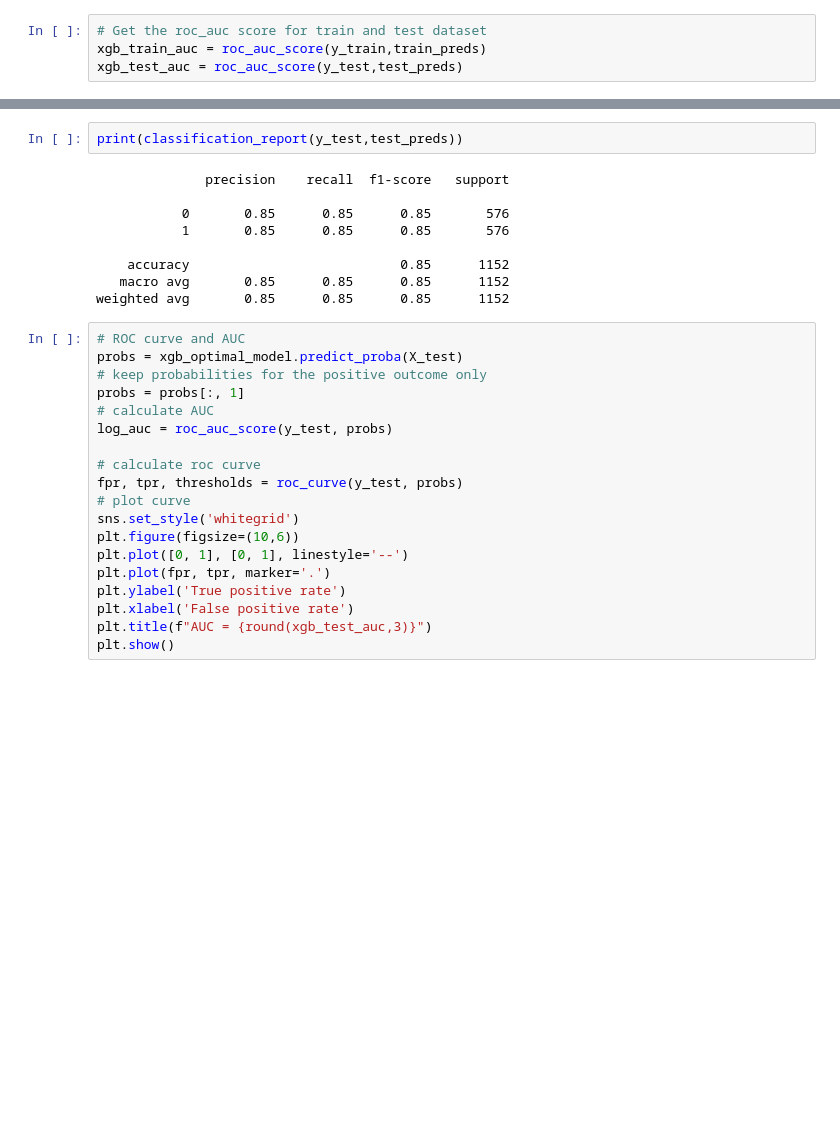
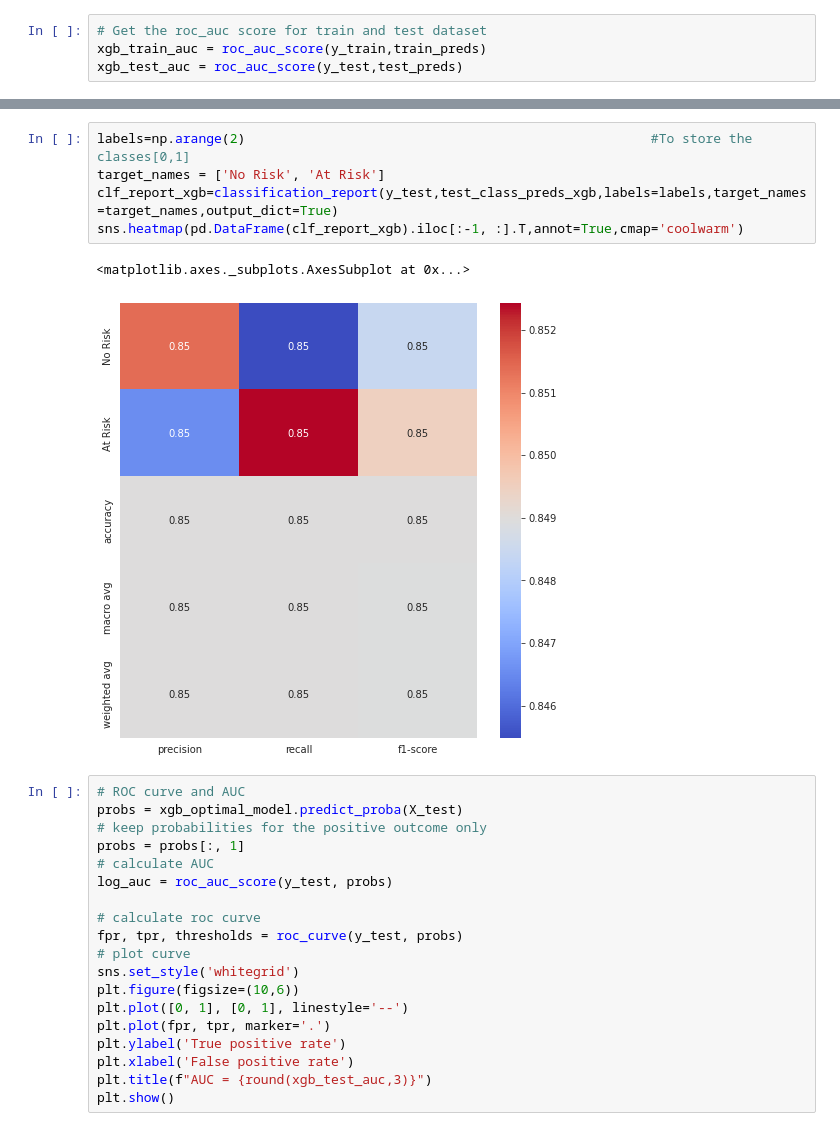
Before and after one commit to junaiskv94/Cardiovascular-Risk-Prediction, a Jupyter notebook: cardiovascular_risk.ipynb, the cells around one changed output, grey strips where cells are left out. Drawn from its saved outputs; the diff is of its cells as text; blank space fills up the shorter version.

```diff
--- a/cardiovascular_risk.ipynb
+++ b/cardiovascular_risk.ipynb
@@ -1083,17 +1071,14 @@ sns.heatmap(conf_matrix, annot=True,fmt='d')
 # %% [output]
 <matplotlib.axes._subplots.AxesSubplot at 0x...>
 [figure]
-# %%
-print(classification_report(y_test,test_preds))
-# %% [output]
-              precision    recall  f1-score   support
-
-           0       0.85      0.85      0.85       576
-           1       0.85      0.85      0.85       576
-
-    accuracy                           0.85      1152
-   macro avg       0.85      0.85      0.85      1152
-weighted avg       0.85      0.85      0.85      1152
+# %%
+labels=np.arange(2)                                                    #To store the classes[0,1]
+target_names = ['No Risk', 'At Risk']
+clf_report_xgb=classification_report(y_test,test_class_preds_xgb,labels=labels,target_names=target_names,output_dict=True)
+sns.heatmap(pd.DataFrame(clf_report_xgb).iloc[:-1, :].T,annot=True,cmap='coolwarm')
+# %% [output]
+<matplotlib.axes._subplots.AxesSubplot at 0x...>
+[figure, added]
 # %%
 # ROC curve and AUC
 probs = xgb_optimal_model.predict_proba(X_test)
```
Also changed, not shown: parts of 23 cells of this notebook.
